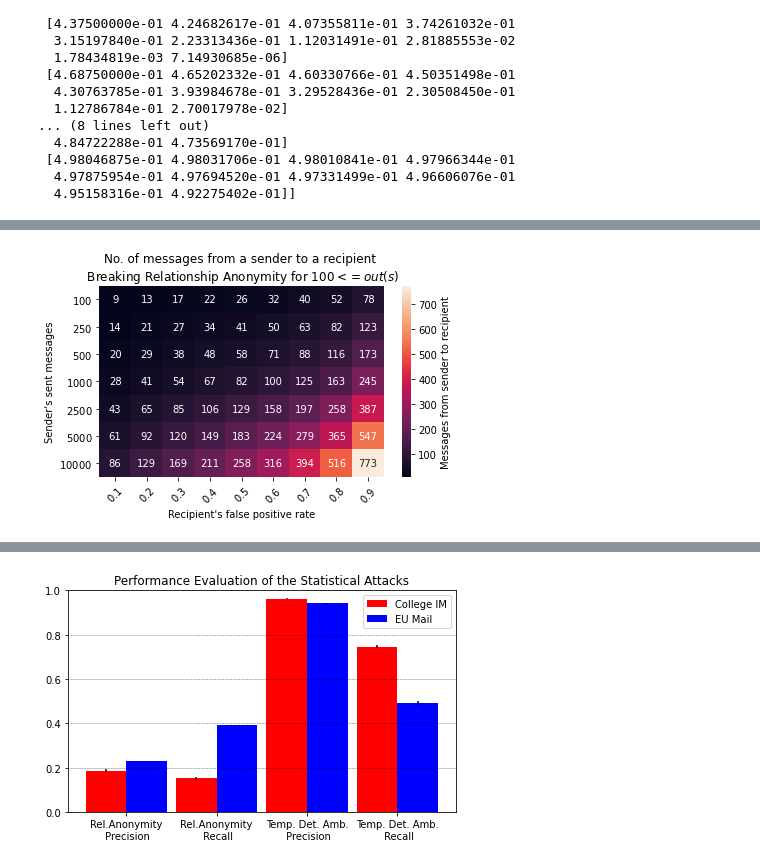
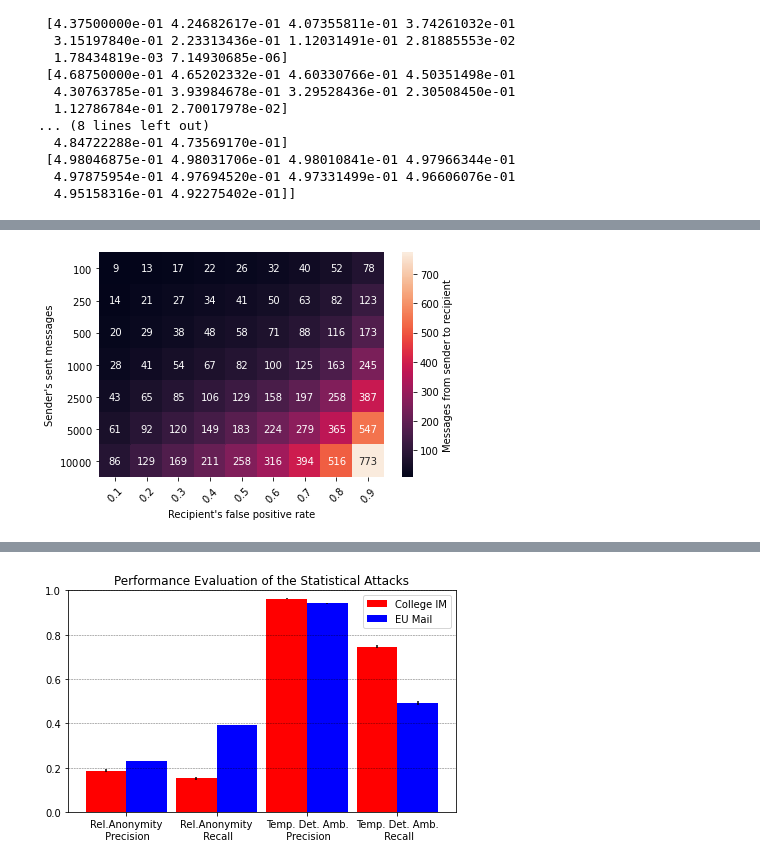
Before and after one commit to seresistvanandras/FMD-analysis, a Jupyter notebook: src/Analyser.ipynb, the cells around one changed output, grey strips where cells are left out. Cells and saved outputs as stored; diff of their text form; code cells hidden in the pictures.

```diff
--- a/src/Analyser.ipynb
+++ b/src/Analyser.ipynb
@@ -50,4 +63,8 @@ for u in G.nodes:
     for v in G.nodes:
         if u!=v and G.number_of_edges(u,v)!=0:
             noMsgsPerNodes.append(G.number_of_edges(u,v))
-print(noMsgsPerNodes)
+noMsgsPerNodes2 = []
+for u in I.nodes:
+    for v in I.nodes:
+        if u!=v and I.number_of_edges(u,v)!=0:
+            noMsgsPerNodes2.append(I.number_of_edges(u,v))
@@ -116,11 +155,0 @@ plt.show()
-# %%
-entropies = np.zeros((10,20))
-entropy = np.zeros((20))
-for p in range(1,10):
-    for M in range(20):
-        onemp=1-math.pow(2,-p)
-        ent = max(0,1/2*(1+math.log2(3.1415925)+math.log2(2.71828)+M-p+math.log2(onemp)))
-        entropy[M]=ent
-    entropies[p]=entropy
-entropies = entropies[1:]
-print(entropies)
@@ -162,14 +155,0 @@ plt.show()
-# %%
-noOfSentMsgs=20
-minFalsePositiveRate = 10
-allProbs = np.zeros((minFalsePositiveRate,noOfSentMsgs-1))
-probability = np.zeros((noOfSentMsgs-1))
-for p in range(1,minFalsePositiveRate):
-    for k in range(0,noOfSentMsgs-1):
-        prob = math.comb(noOfSentMsgs,k)*(2**(-(p*k)))*(1-2**(-p))**(noOfSentMsgs-k)
-        probability[k]=max(1-prob,0)
-        print(p,k,prob)
-    break
-    allProbs[p]=probability
-allProbs = allProbs[1:]
-print(allProbs)
@@ -311,20 +251,20 @@ DETECTABLE 0.2 2500 65
 # %%
 y_axis_labels = ["$10000$","$5000$","$2500$","$1000$","$500$","$250$","$100$"]
 y_axis_labels.reverse()
 ##x_axis_labels = [2**(i+1) for i in range(0,19)]
 #y_axis_labels = [math.pow(2,-(i)) for i in range(1,10)]
 x_axis_labels = ["$0.1$", "$0.2$", "$0.3$", "$0.4$", "$0.5$", "$0.6$", "$0.7$", "$0.8$", "$0.9$"]
 ax = sns.heatmap(detectableMsgs, fmt='g',annot=True, mask=detectableMsgs < 1,xticklabels=x_axis_labels, yticklabels = y_axis_labels,  cbar_kws={'label': 'Messages from sender to recipient'})
 plt.xticks(rotation = 45)
 plt.yticks(rotation = 0)
-ax.set_title('No. of messages from a sender to a recipient \n breaking relationship anonymity for $100 <= out(s)$')
+#ax.set_title('No. of messages from a sender to a recipient \n breaking relationship anonymity for $100 <= out(s)$')
 plt.xlabel("Recipient's false positive rate")
 plt.ylabel("Sender's sent messages")
 plt.tight_layout()
 plt.savefig("relationshipAnonymity.pdf")
 plt.show()
 # %% [output]
-[figure, old version]
+[figure, new version]
 # %%
 ## Relationship Anonymity vol. 2.
 noOfSentMessages=[10,15,20,25,30] ##out(s) in the paper
```
Also changed, not shown: parts of 28 cells of this notebook, 14 other files.
